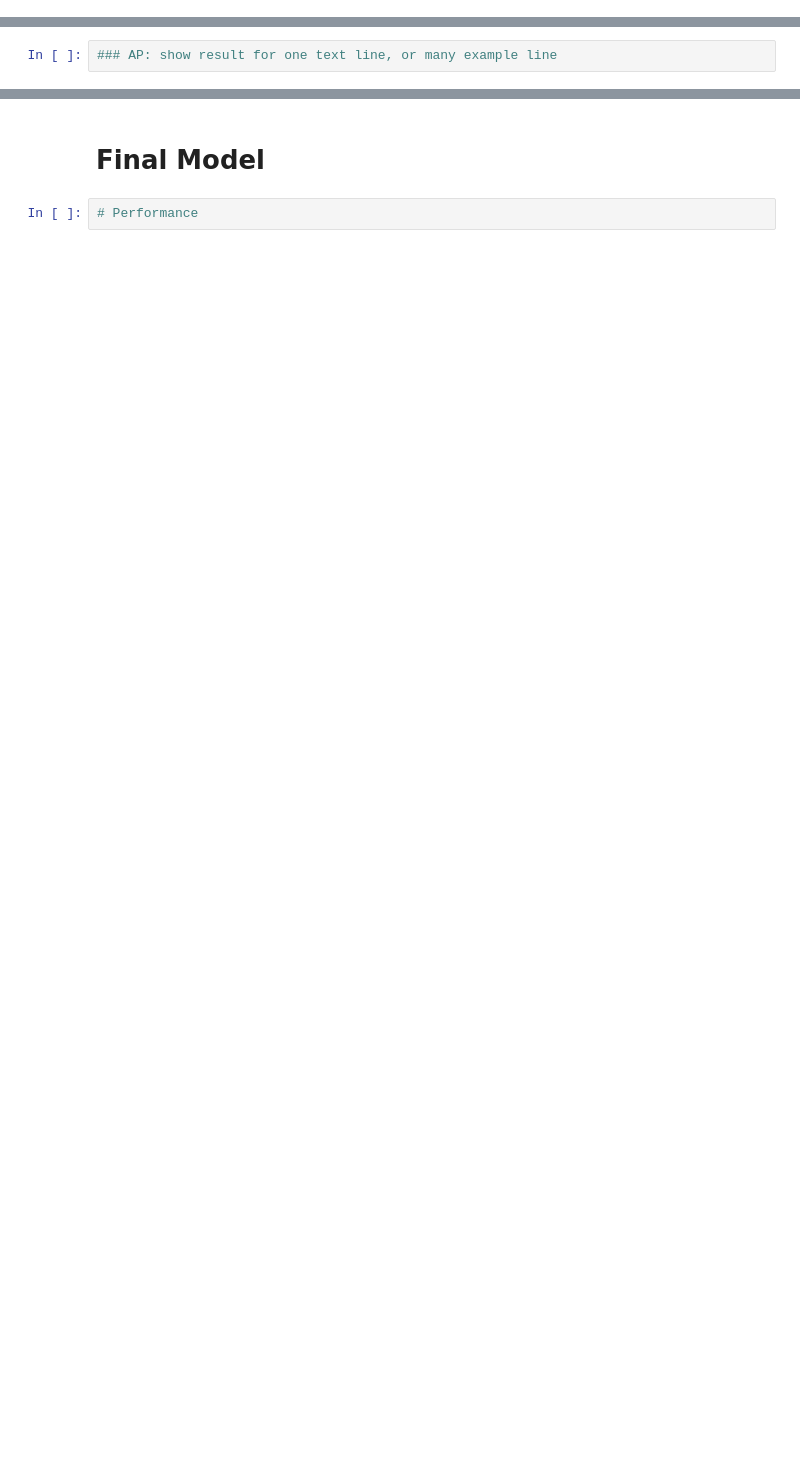
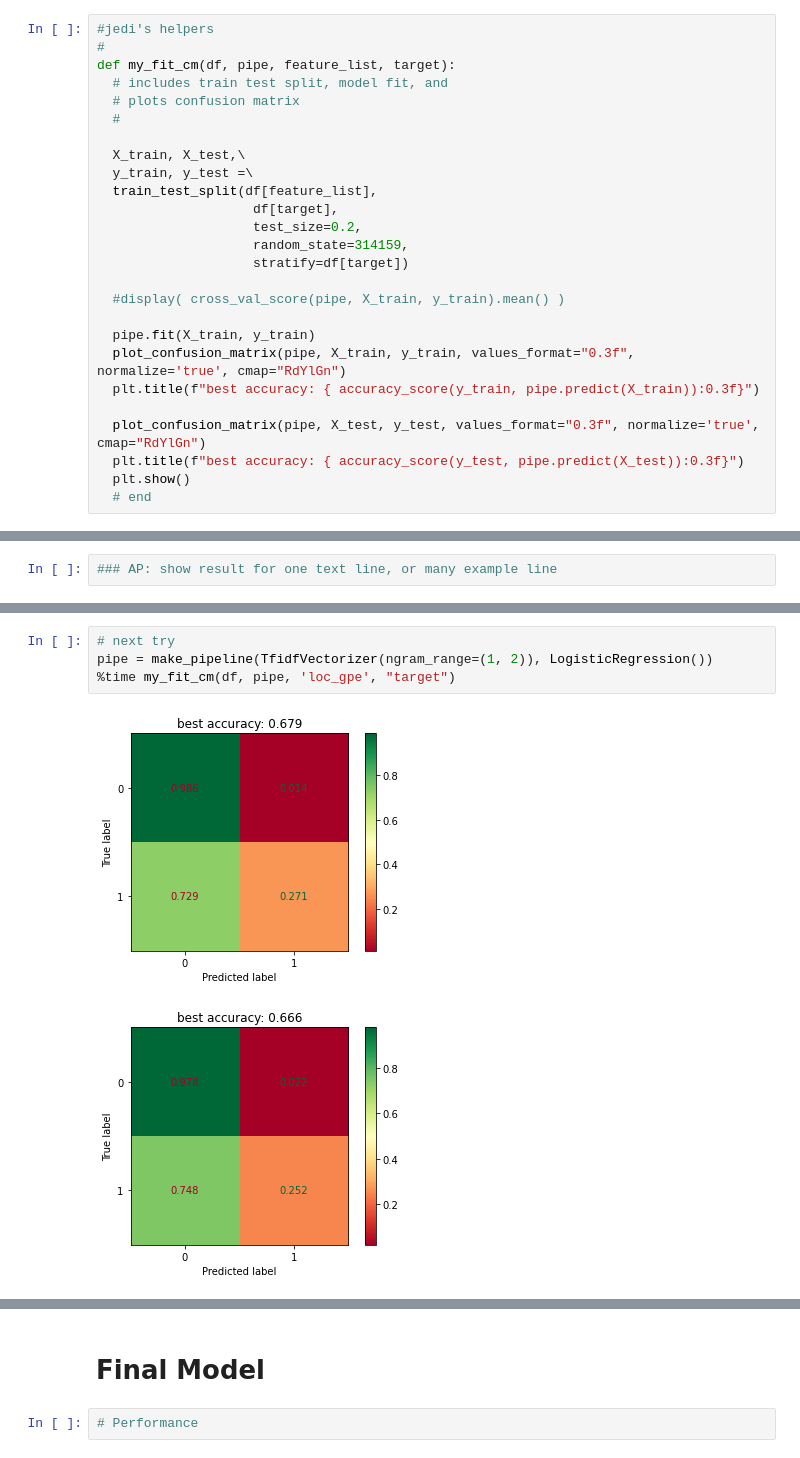
Before and after one commit to TTD-JPO/TDD-project, a Jupyter notebook: Main_TweetDisasterDetection.ipynb, the cells around one changed output, grey strips where cells are left out. Saved outputs shown, nothing was run; the diff lists cells and outputs as text; blank space fills up the shorter version.

```diff
--- a/Main_TweetDisasterDetection.ipynb
+++ b/Main_TweetDisasterDetection.ipynb
@@ -106,3 +106,29 @@ def corpus_list(corpus):
+# %%
+#jedi's helpers
+#
+def my_fit_cm(df, pipe, feature_list, target):
+  # includes train test split, model fit, and
+  # plots confusion matrix
+  #
+
+  X_train, X_test,\
+  y_train, y_test =\
+  train_test_split(df[feature_list],
+                    df[target],
+                    test_size=0.2,
+                    random_state=314159,
+                    stratify=df[target])
+
+  #display( cross_val_score(pipe, X_train, y_train).mean() )
+
+  pipe.fit(X_train, y_train)
+  plot_confusion_matrix(pipe, X_train, y_train, values_format="0.3f", normalize='true', cmap="RdYlGn")
+  plt.title(f"best accuracy: { accuracy_score(y_train, pipe.predict(X_train)):0.3f}")
+
+  plot_confusion_matrix(pipe, X_test, y_test, values_format="0.3f", normalize='true', cmap="RdYlGn")
+  plt.title(f"best accuracy: { accuracy_score(y_test, pipe.predict(X_test)):0.3f}")
+  plt.show()
+  # end
 # %%
 #PW
 # new helper of PW
@@ -510,0 +468,7 @@ plt.show()
+# %%
+# next try
+pipe = make_pipeline(TfidfVectorizer(ngram_range=(1, 2)), LogisticRegression())
+%time my_fit_cm(df, pipe, 'loc_gpe', "target")
+# %% [output]
+[figure, added]
+[figure, added]
```
Also changed, not shown: parts of 54 cells of this notebook.
